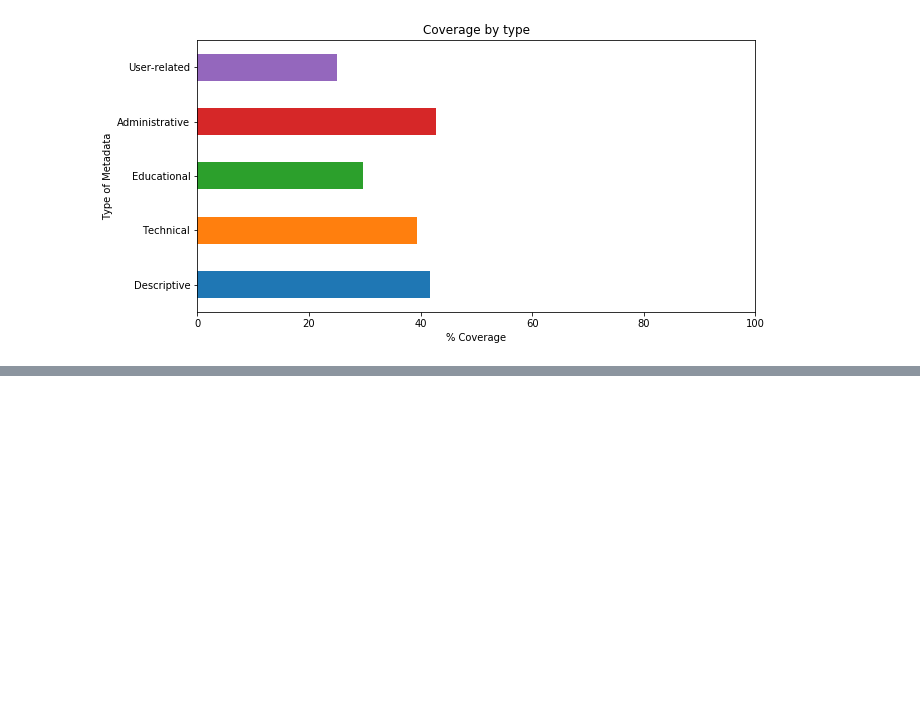
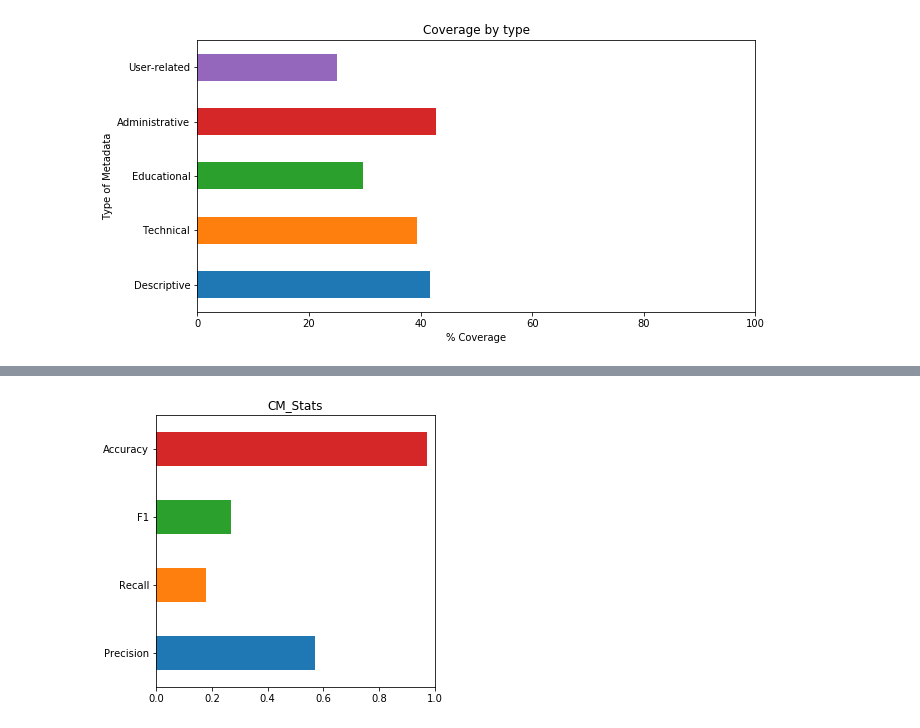
Before and after one commit to adimitrova/Thesis, a Jupyter notebook: Python Scripts/Metadata platform coverage stats and plots.ipynb, the cells around one changed output, grey strips where cells are left out. Cells and saved outputs as stored; diff of their text form; code cells hidden in the pictures; blank space fills up the shorter version.

Commit message:
plotting new metrics

```diff
--- a/Python Scripts/Metadata platform coverage stats and plots.ipynb
+++ b/Python Scripts/Metadata platform coverage stats and plots.ipynb
@@ -211,0 +216,30 @@ plt.savefig(imagepath+'\\byTypeCovH.png',bbox_inches="tight")
+# %%
+CM_tp,CM_tn,CM_fp,CM_fn = 55,8036,42,249
+CD_tp,CD_tn,CD_fp,CD_fn = 4740,1244,517,1881
+AP_tp,AP_tn,AP_fp,AP_fn = 95,7316,748,223
+SM_tp,SM_tn,SM_fp,SM_fn = 251,7216,596,319
+EX_tp,EX_tn,EX_fp,EX_fn = 283,6761,1055,283
+
+CM_prec, CM_rec, CM_f1, CM_acc = 0.57,0.18,0.27,0.97
+CD_prec, CD_rec, CD_f1, CD_acc = 0.90,0.72,0.80,0.71
+AP_prec, AP_rec, AP_f1, AP_acc = 0.11,0.30,0.16,0.88
+SM_prec, SM_rec, SM_f1, SM_acc = 0.30,0.44,0.35,0.89
+EX_prec, EX_rec, EX_f1, EX_acc = 0.21,0.50,0.30,0.84
+
+prec_avg = (CM_prec+CD_prec+AP_prec+SM_prec+EX_prec) / 5
+rec_avg = (CM_rec+CD_rec+AP_rec+SM_rec+EX_rec) / 5
+f1_avg = (CM_f1+CD_f1+AP_f1+SM_f1+EX_f1) / 5
+acc_avg = (CM_acc+CD_acc+AP_acc+SM_acc+EX_acc) / 5
+
+table = Texttable()
+table.set_cols_align(["c", "c", "c", "c", "c"])
+table.set_cols_width([15,13,13,13,14])
+table.add_rows([['', 'TP','TN','FP','FN'],
+                ['CM',CM_tp,CM_tn,CM_fp,CM_fn],
+                ['CD',CD_tp,CD_tn,CD_fp,CD_fn],
+                ['AP',AP_tp,AP_tn,AP_fp,AP_fn],
+                ['SM',SM_tp,SM_tn,SM_fp,SM_fn],
+                ['EX',EX_tp,EX_tn,EX_fp,EX_fn]])
+print(table.draw())
+
+imagepath = r"C:\Users\ani\Desktop\Course data Thesis\PLOTS"
@@ -211,0 +259,10 @@ plt.savefig(imagepath+'\\byTypeCovH.png',bbox_inches="tight")
+# %%
+header = ['Precision','Recall','F1','Accuracy']
+data = [CM_prec, CM_rec, CM_f1, CM_acc]
+
+data_ser = pd.Series(data, index=header)
+data_ser.plot(x='coverage',kind='barh',xlim=(0,1),figsize=(5, 5),title="CM_Stats")
+
+plt.savefig(imagepath+'\\CM_Stats.png',bbox_inches="tight")
+# %% [output]
+[figure, added]
```
Also changed, not shown: parts of 10 cells of this notebook.
